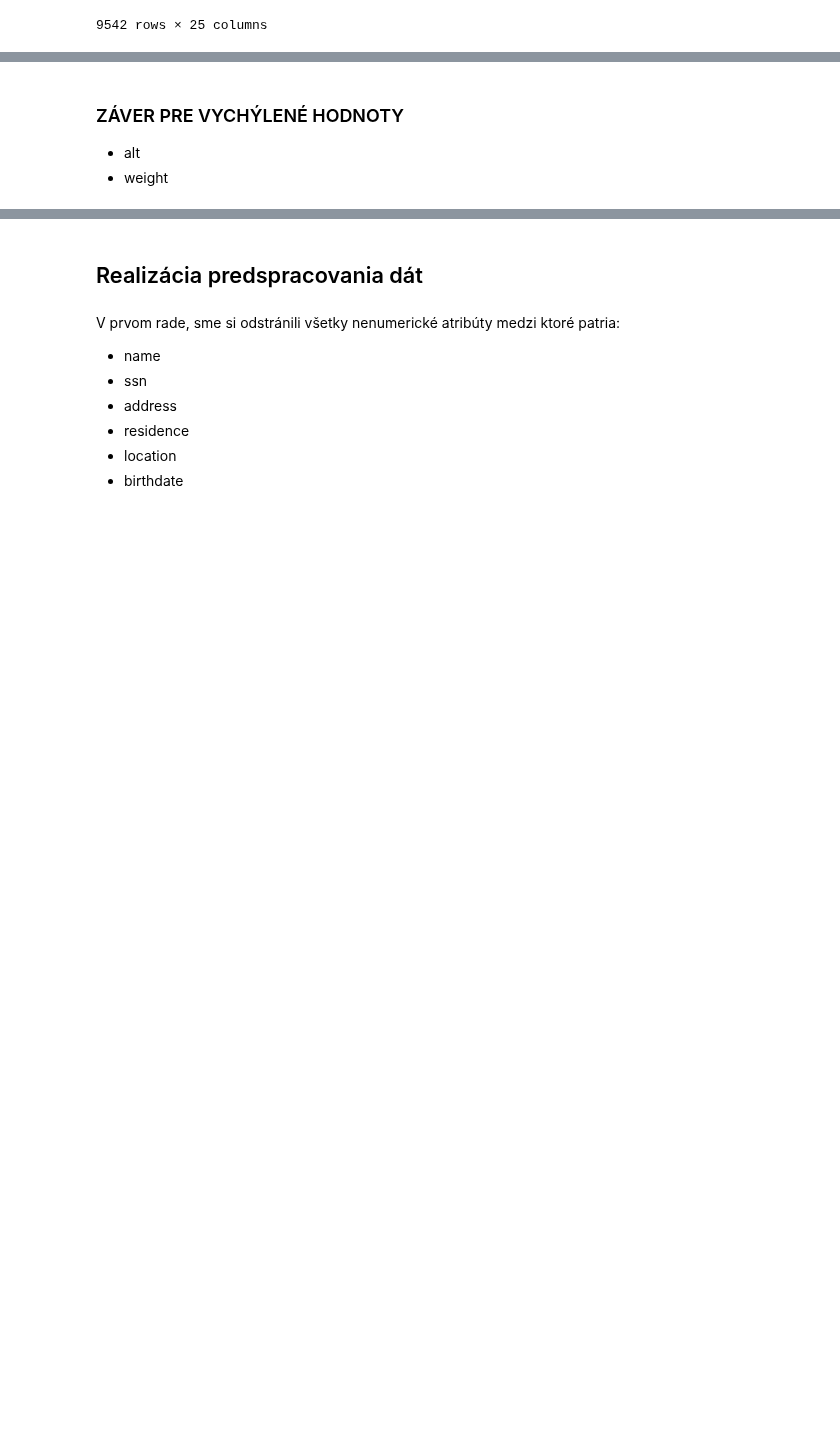
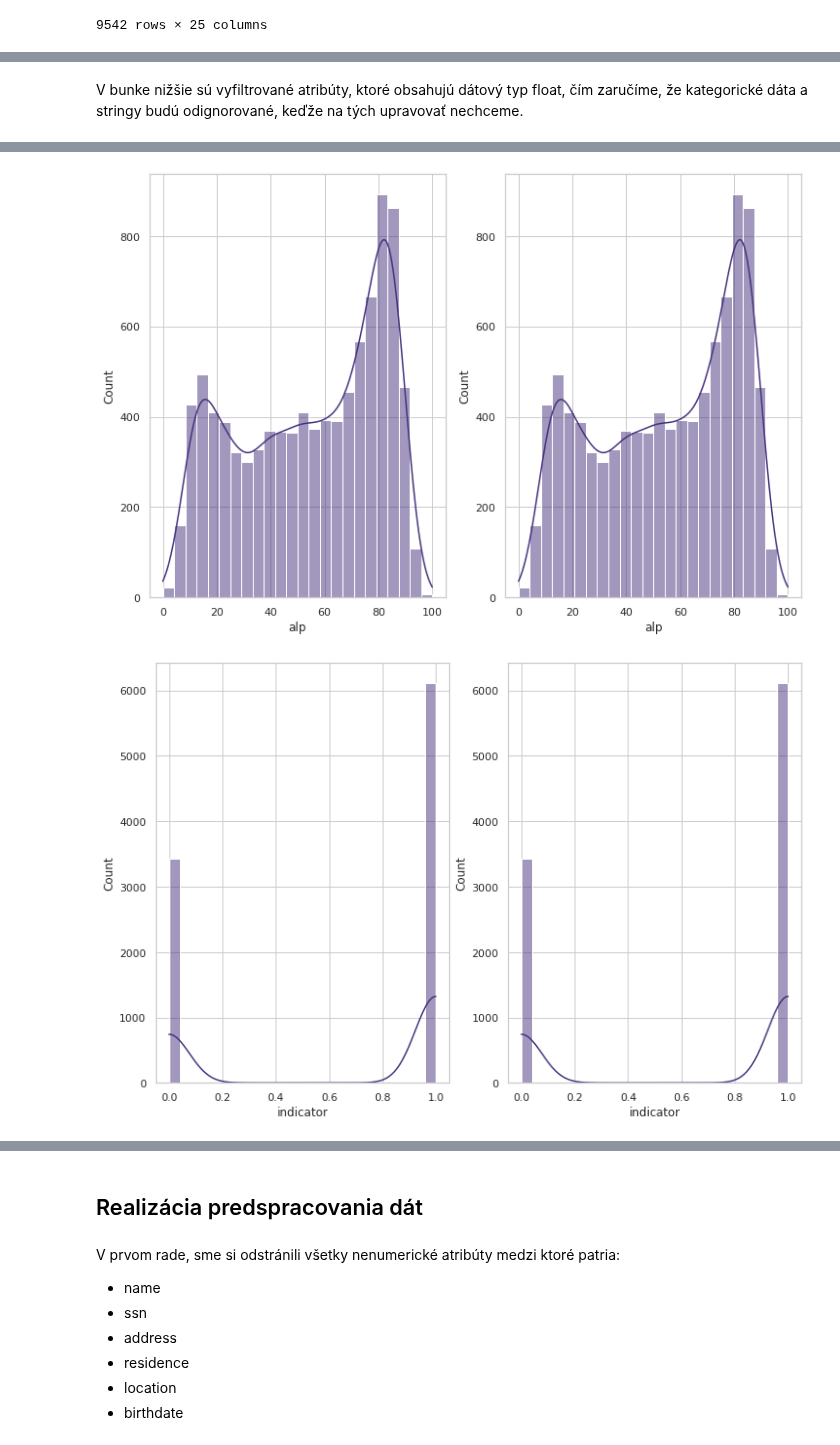
Before and after one commit to MarkoStahovec/IAU-Stahovec-Viest, a Jupyter notebook: main.ipynb, the cells around one changed output, grey strips where cells are left out. Saved outputs shown, nothing was run; the diff lists cells and outputs as text; code cells hidden in the pictures; blank space fills up the shorter version.

```diff
--- a/main.ipynb
+++ b/main.ipynb
@@ -2303,5 +2301,5 @@ Popis, čo je vidno na grafoch nižšie.
 # %%
-def display_two_histplots(attr):
+def display_two_histplots(firstdataset, seconddataset, attr):
     fig, ax = plt.subplots(1, 2, figsize=(12, 8))
-    sns.histplot(data=merged_data, x=attr, ax=ax[0], bins=24, kde=True)
-    sns.histplot(data=testing_merged_data, x=attr, ax=ax[1], bins=24, kde=True)
+    sns.histplot(data=firstdataset, x=attr, ax=ax[0], bins=24, kde=True)
+    sns.histplot(data=seconddataset, x=attr, ax=ax[1], bins=24, kde=True)
@@ -2356,5 +2305,0 @@ display_two_histplots("hematokrit")
-# %% [markdown]
-### ZÁVER PRE VYCHÝLENÉ HODNOTY
-
-* alt
-* weight
@@ -2362,0 +2306,13 @@ display_two_histplots("hematokrit")
+# %%
+def display_numerical_histplots(firstdataset, seconddataset, series):
+    for attr in series:
+        display_two_histplots(firstdataset, seconddataset, attr)
+# %% [markdown]
+V bunke nižšie sú vyfiltrované atribúty, ktoré obsahujú dátový typ float, čím zaručíme,
+že kategorické dáta a stringy budú odignorované, keďže na tých upravovať nechceme.
+# %%
+float_columns = testing_merged_data.select_dtypes(include=[np.float]).describe().columns
+float_columns
+# %%
+display_numerical_histplots(merged_data, testing_merged_data, float_columns)
+# %% [output]
@@ -2362,0 +2326,2 @@ display_two_histplots("hematokrit")
+[figure, added]
+[figure, added]
```
Also changed, not shown: parts of 31 cells of this notebook.
